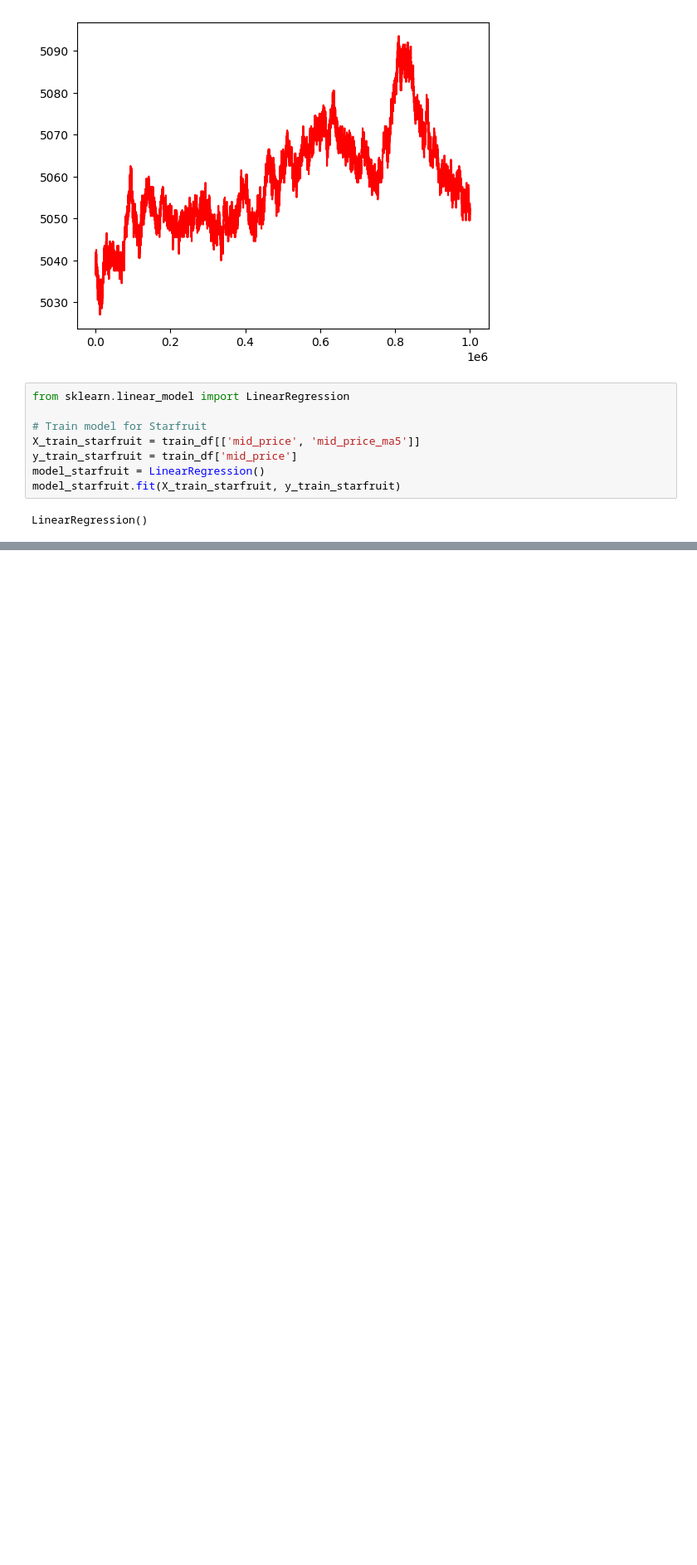
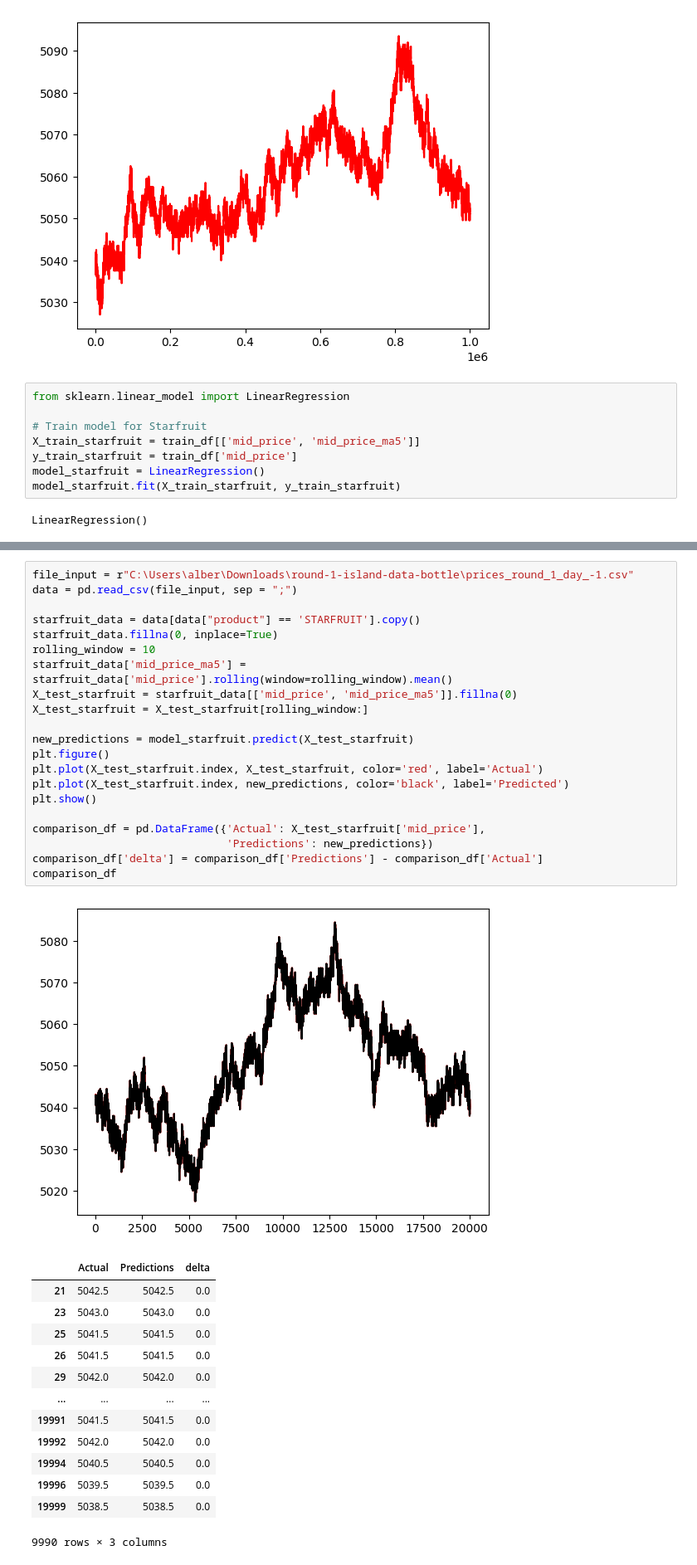
Before and after one commit to albertbw011/IMCProsperity, a Jupyter notebook: IMC Data.ipynb, the cells around one changed output, grey strips where cells are left out. Shown at 83% size. Drawn from its saved outputs; the diff is of its cells as text; blank space fills up the shorter version.

```diff
--- a/IMC Data.ipynb
+++ b/IMC Data.ipynb
@@ -136,0 +96,36 @@ rmse_starfruit
+# %%
+file_input = r"C:\Users\alber\Downloads\round-1-island-data-bottle\prices_round_1_day_-1.csv"
+data = pd.read_csv(file_input, sep = ";")
+
+starfruit_data = data[data["product"] == 'STARFRUIT'].copy()
+starfruit_data.fillna(0, inplace=True)
+rolling_window = 10
+starfruit_data['mid_price_ma5'] = starfruit_data['mid_price'].rolling(window=rolling_window).mean()
+X_test_starfruit = starfruit_data[['mid_price', 'mid_price_ma5']].fillna(0)
+X_test_starfruit = X_test_starfruit[rolling_window:]
+
+new_predictions = model_starfruit.predict(X_test_starfruit)
+plt.figure()
+plt.plot(X_test_starfruit.index, X_test_starfruit, color='red', label='Actual')
+plt.plot(X_test_starfruit.index, new_predictions, color='black', label='Predicted')
+plt.show()
+
+comparison_df = pd.DataFrame({'Actual': X_test_starfruit['mid_price'],
+                              'Predictions': new_predictions})
+comparison_df['delta'] = comparison_df['Predictions'] - comparison_df['Actual']
+comparison_df
+# %% [output]
+[figure, added]
+|  | Actual | Predictions | delta |
+| 21 | 5042.5 | 5042.5 | 0.0 |
+| 23 | 5043.0 | 5043.0 | 0.0 |
+| 25 | 5041.5 | 5041.5 | 0.0 |
+| 26 | 5041.5 | 5041.5 | 0.0 |
+| 29 | 5042.0 | 5042.0 | 0.0 |
+| ... | ... | ... | ... |
+| 19991 | 5041.5 | 5041.5 | 0.0 |
+| 19992 | 5042.0 | 5042.0 | 0.0 |
+| 19994 | 5040.5 | 5040.5 | 0.0 |
+| 19996 | 5039.5 | 5039.5 | 0.0 |
+| 19999 | 5038.5 | 5038.5 | 0.0 |
+9990 rows × 3 columns
```
Also changed, not shown: parts of 10 cells of this notebook, 1 other file.
